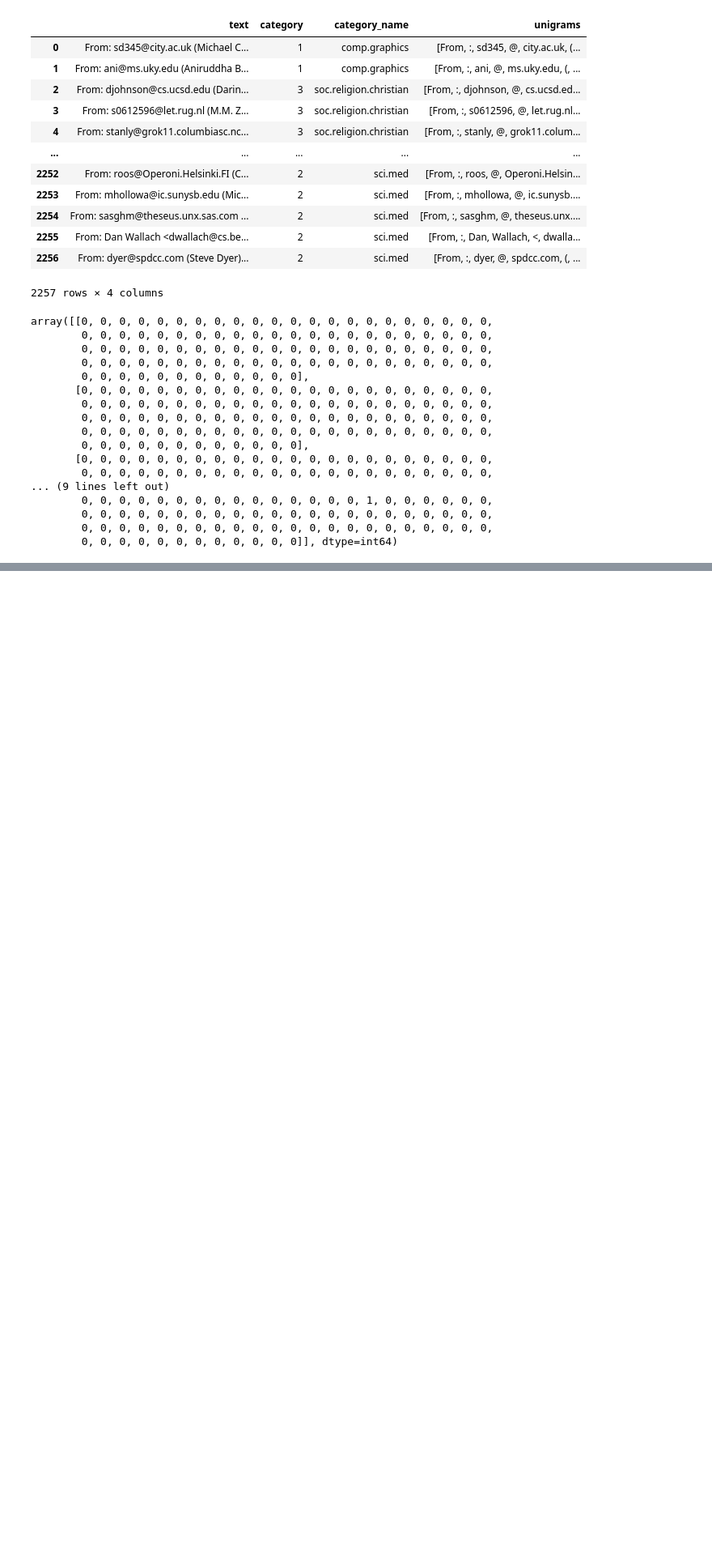
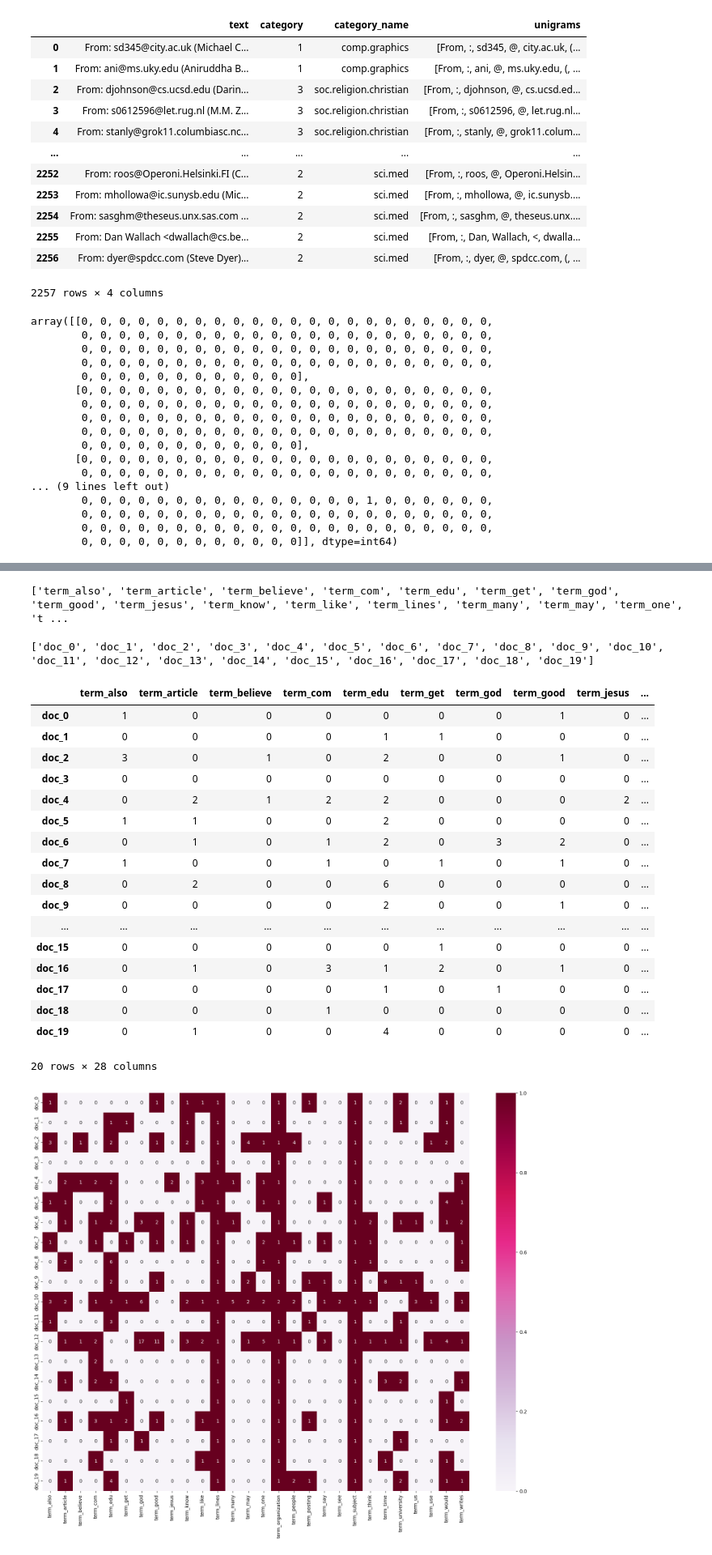
Before and after one commit to JuliaYunn/DM2023-Lab1-Master, a Jupyter notebook: Homework/DM2023-Lab1-Homework.ipynb, the cells around one changed output, grey strips where cells are left out. Shown at 81% size. Drawn from its saved outputs; the diff is of its cells as text; code cells hidden in the pictures; blank space fills up the shorter version.

```diff
--- a/Homework/DM2023-Lab1-Homework.ipynb
+++ b/Homework/DM2023-Lab1-Homework.ipynb
@@ -358,0 +574,8 @@ array([[0, 0, 0, 0, 0, 0, 0, 0, 0, 0, 0, 0, 0, 0, 0, 0, 0, 0, 0, 0, 0, 0,
+# %%
+vocab_index = []
+feature_names = count_vect.get_feature_names_out()
+feature_index_mapping = {feature: index for index, feature in enumerate(feature_names)}
+
+for feature in mask:
+    if feature in feature_index_mapping:
+        vocab_index.append(feature_index_mapping[feature])
@@ -358,0 +606,48 @@ array([[0, 0, 0, 0, 0, 0, 0, 0, 0, 0, 0, 0, 0, 0, 0, 0, 0, 0, 0, 0, 0, 0,
+# %%
+# which vocab to plot
+plot_x = ["term_"+str(i) for i in mask]
+print(plot_x)
+# %% [output]
+['term_also', 'term_article', 'term_believe', 'term_com', 'term_edu', 'term_get', 'term_god', 'term_good', 'term_jesus', 'term_know', 'term_like', 'term_lines', 'term_many', 'term_may', 'term_one', 't ...
+# %%
+#choose random document
+plot_y = ["doc_"+ str(i) for i in list(X.index)[0:20]]
+print(plot_y)
+# %% [output]
+['doc_0', 'doc_1', 'doc_2', 'doc_3', 'doc_4', 'doc_5', 'doc_6', 'doc_7', 'doc_8', 'doc_9', 'doc_10', 'doc_11', 'doc_12', 'doc_13', 'doc_14', 'doc_15', 'doc_16', 'doc_17', 'doc_18', 'doc_19']
+# %%
+plot_z = []
+for i in range(20):
+    doc_freq = []
+    for n in vocab_index:
+        doc_freq.append(X_counts[i, n])
+    plot_z.append(doc_freq)
+# %%
+import seaborn as sns
+
+df_todraw = pd.DataFrame(plot_z, columns = plot_x, index = plot_y)
+display(df_todraw)
+plt.subplots(figsize=(20, 15))
+ax = sns.heatmap(df_todraw,
+                 cmap="PuRd",
+                 vmin=0, vmax=1, annot=True)
+# %% [output]
+|  | term_also | term_article | term_believe | term_com | term_edu | term_get | term_god | term_good | term_jesus | ... |
+| doc_0 | 1 | 0 | 0 | 0 | 0 | 0 | 0 | 1 | 0 | ... |
+| doc_1 | 0 | 0 | 0 | 0 | 1 | 1 | 0 | 0 | 0 | ... |
+| doc_2 | 3 | 0 | 1 | 0 | 2 | 0 | 0 | 1 | 0 | ... |
+| doc_3 | 0 | 0 | 0 | 0 | 0 | 0 | 0 | 0 | 0 | ... |
+| doc_4 | 0 | 2 | 1 | 2 | 2 | 0 | 0 | 0 | 2 | ... |
+| doc_5 | 1 | 1 | 0 | 0 | 2 | 0 | 0 | 0 | 0 | ... |
+| doc_6 | 0 | 1 | 0 | 1 | 2 | 0 | 3 | 2 | 0 | ... |
+| doc_7 | 1 | 0 | 0 | 1 | 0 | 1 | 0 | 1 | 0 | ... |
+| doc_8 | 0 | 2 | 0 | 0 | 6 | 0 | 0 | 0 | 0 | ... |
+| doc_9 | 0 | 0 | 0 | 0 | 2 | 0 | 0 | 1 | 0 | ... |
+| ... | ... | ... | ... | ... | ... | ... | ... | ... | ... | ... |
+| doc_15 | 0 | 0 | 0 | 0 | 0 | 1 | 0 | 0 | 0 | ... |
+| doc_16 | 0 | 1 | 0 | 3 | 1 | 2 | 0 | 1 | 0 | ... |
+| doc_17 | 0 | 0 | 0 | 0 | 1 | 0 | 1 | 0 | 0 | ... |
+| doc_18 | 0 | 0 | 0 | 1 | 0 | 0 | 0 | 0 | 0 | ... |
+| doc_19 | 0 | 1 | 0 | 0 | 4 | 0 | 0 | 0 | 0 | ... |
+20 rows × 28 columns
+[figure, added]
```
Also changed, not shown: parts of 50 cells of this notebook, 9 other files.
